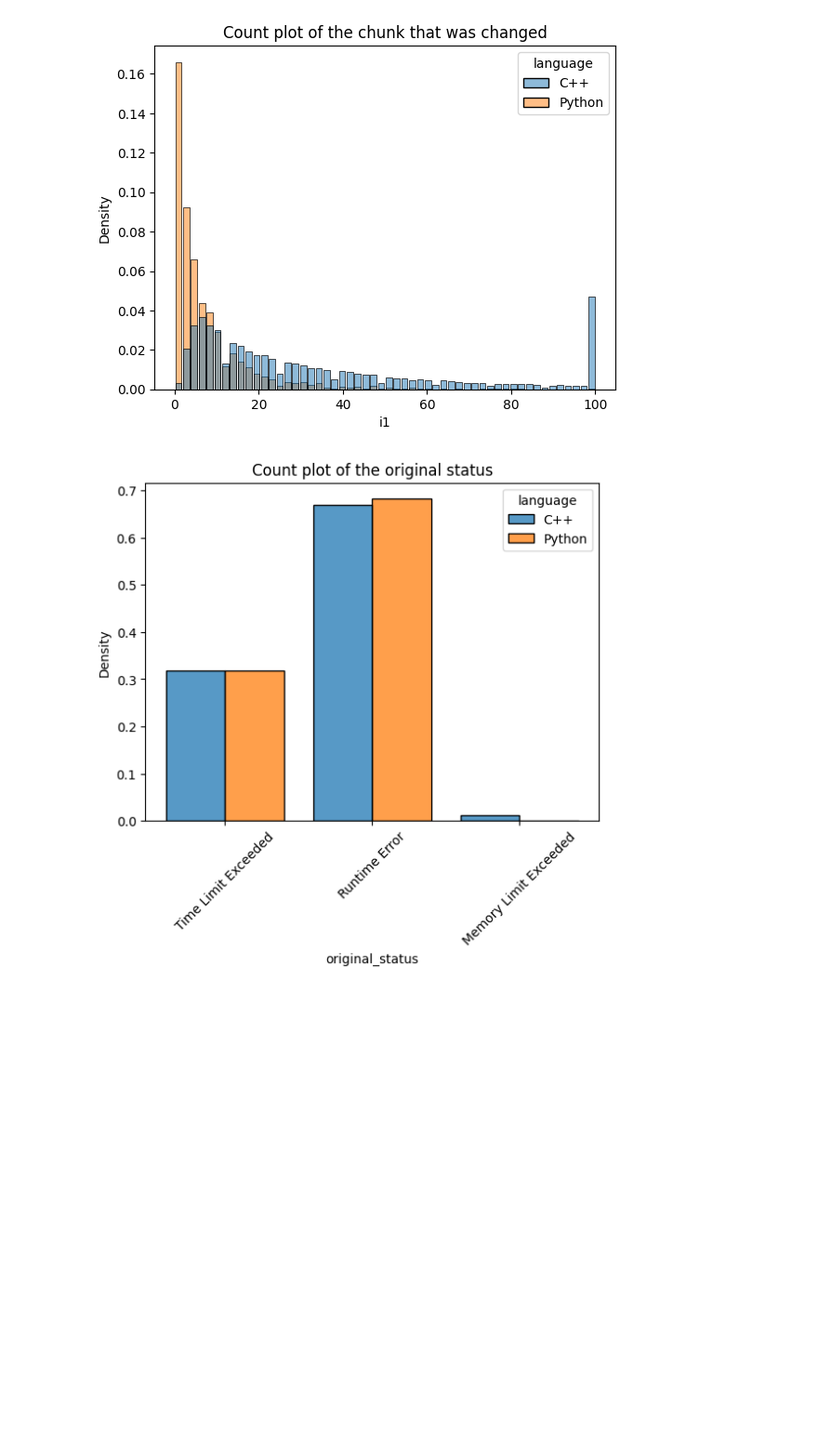
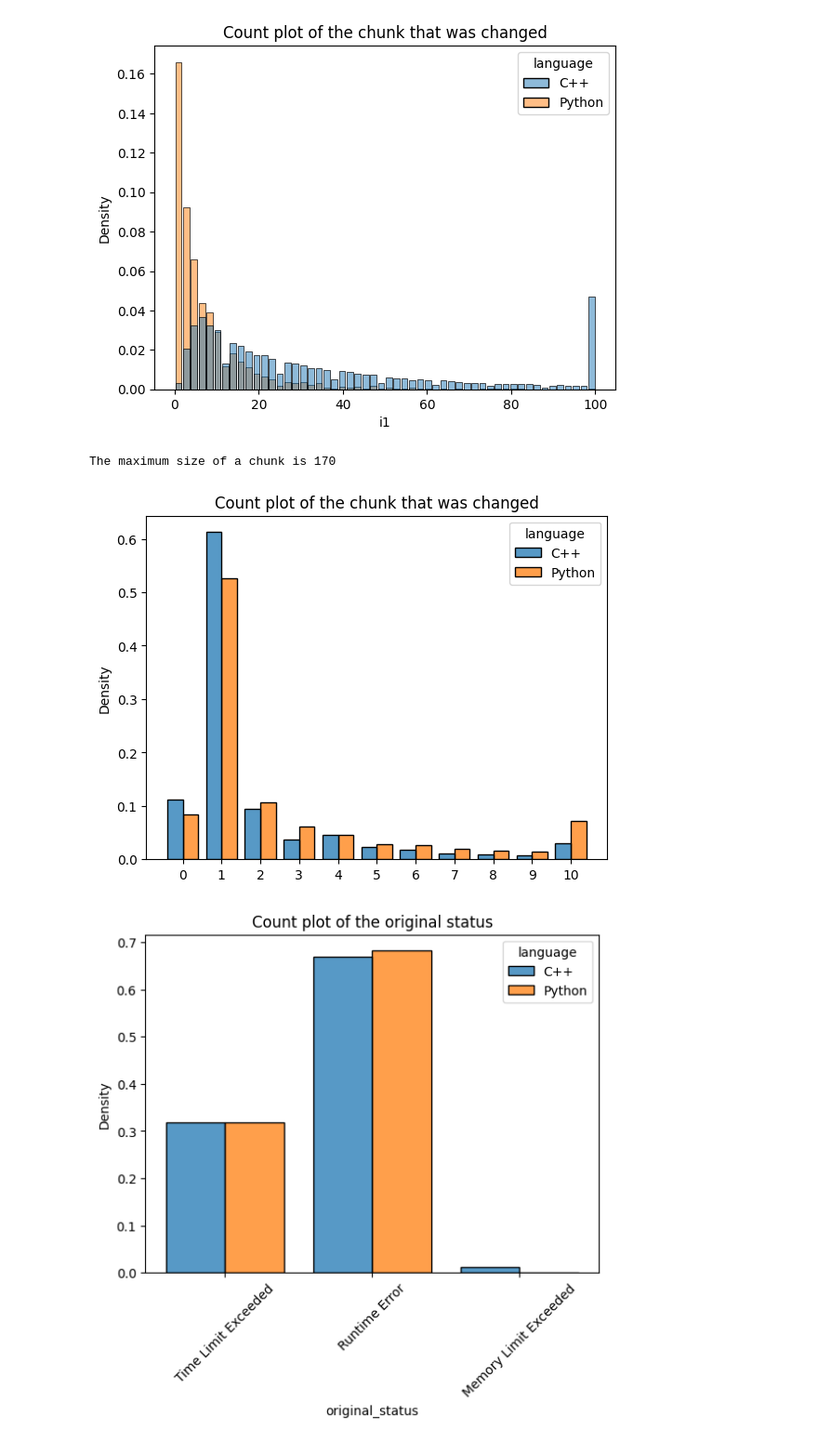
Before and after one commit to alexjercan/bug-detection, a Jupyter notebook: bugnet/EDA.ipynb, the cells around one changed output. Shown at 93% size. Saved outputs shown, nothing was run; the diff lists cells and outputs as text; code cells hidden in the pictures; blank space fills up the shorter version.

```diff
--- a/bugnet/EDA.ipynb
+++ b/bugnet/EDA.ipynb
@@ -76,4 +90,25 @@ plt.title("Count plot of the chunk that was changed")
 plt.show()
 # %% [output]
 [figure]
+# %%
+# the size of the chunks seems to be pretty constant; the most common
+# size for a chunk is one; this means only one line change; this happens
+# to be almost half of the samples; there are some zero lines changes,
+# those are the insert changes; those require code to just be generated
+# and do not require modifications, just insertion;
+
+x = (df["i2"] - df["i1"])
+x_cap = x.map(lambda line: line if line < 10 else 10).astype("category")
+
+sns.histplot(x=x_cap, hue=df["language"], multiple="dodge",
+             stat="density", shrink=0.8, common_norm=False)
+plt.xticks(list(range(11)))
+
+print(f"The maximum size of a chunk is {x.max()}")
+
+plt.title("Count plot of the chunk that was changed")
+plt.show()
+# %% [output]
+The maximum size of a chunk is 170
+[figure, added]
 # %%
```
Also changed, not shown: parts of 8 cells of this notebook.
